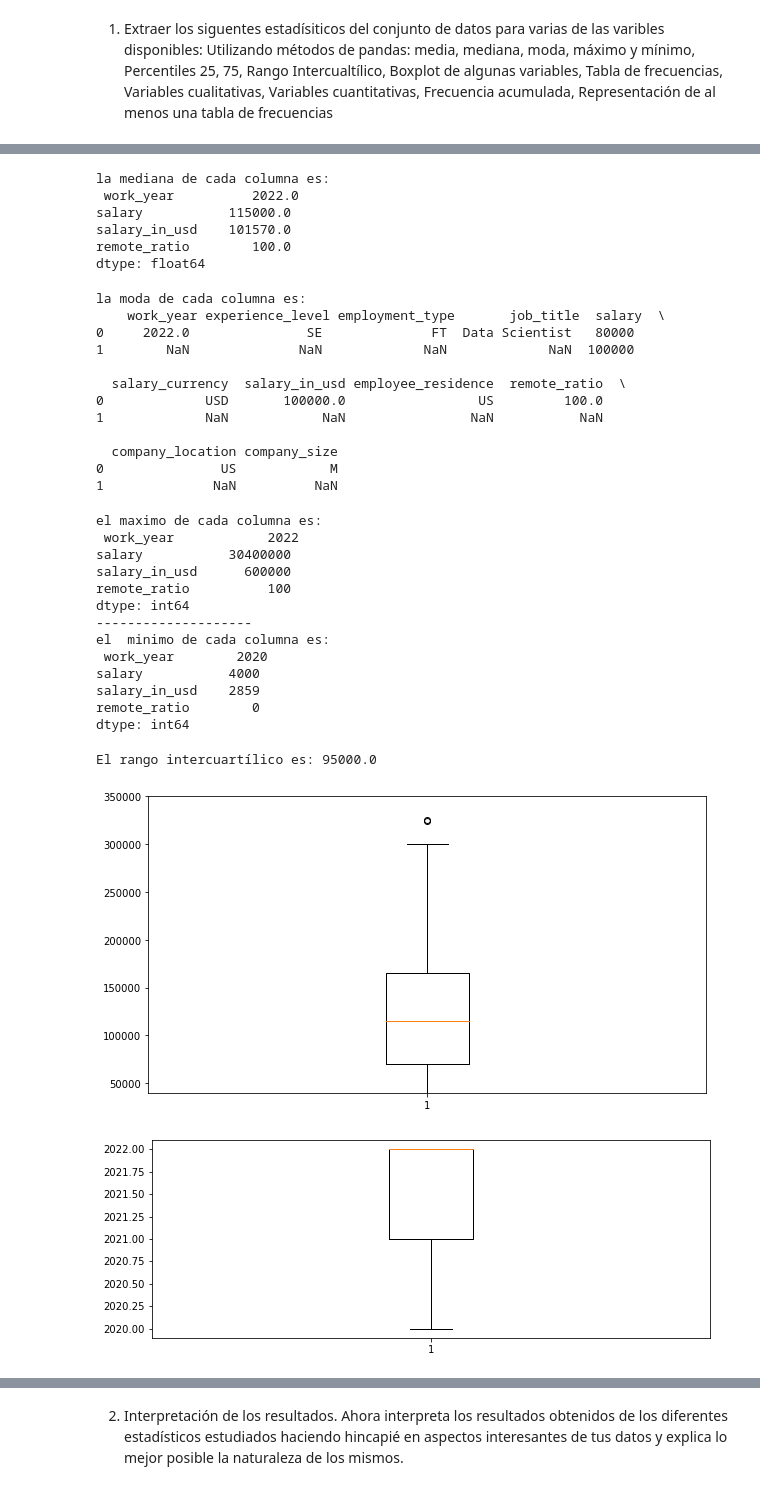
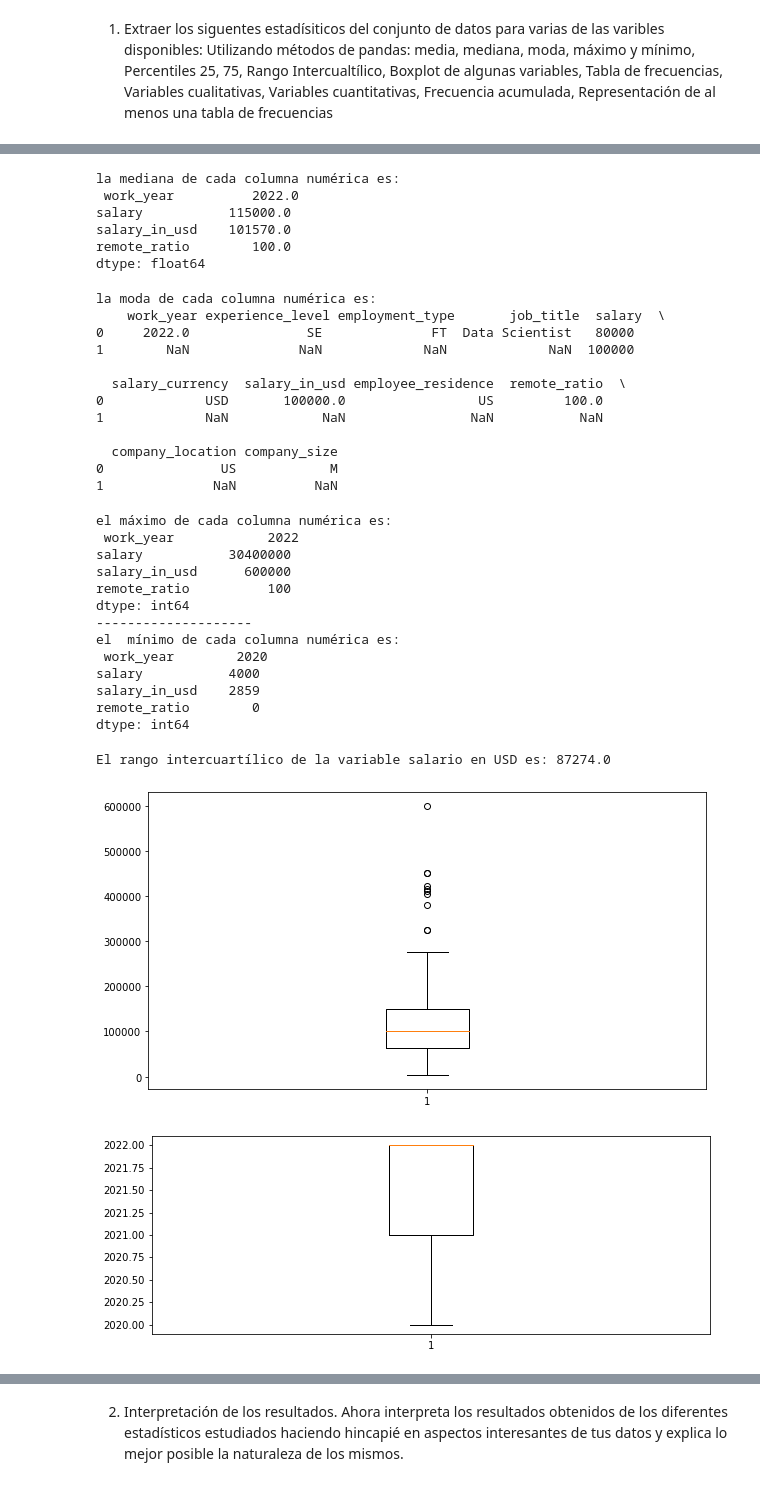
Before and after one commit to Adalab/DA-promo-b-modulo2-sprint-1-Antoanela-Chloe, a Jupyter notebook: estadistica/pp-modulo-2-sprint-1-estadistica-II.ipynb, the cells around one changed output, grey strips where cells are left out. Drawn from its saved outputs; the diff is of its cells as text; code cells hidden in the pictures.

```diff
--- a/estadistica/pp-modulo-2-sprint-1-estadistica-II.ipynb
+++ b/estadistica/pp-modulo-2-sprint-1-estadistica-II.ipynb
@@ -39,19 +39,18 @@ salary_in_usd    112297.87
 remote_ratio         70.92
 dtype: float64
 # %%
-# mediana de cada columna nuemrica
-print('la mediana de cada columna es:','\n', round(df.median(),2))
+print('la mediana de cada columna numérica es:','\n', round(df.median(),2))
 # %% [output]
-la mediana de cada columna es:
+la mediana de cada columna numérica es:
  work_year          2022.0
 salary           115000.0
 salary_in_usd    101570.0
 remote_ratio        100.0
 dtype: float64
 # %%
-print('la moda de cada columna es:','\n', round(df.mode(),2))
+print('la moda de cada columna numérica es:','\n', round(df.mode(),2))
 # %% [output]
-la moda de cada columna es:
+la moda de cada columna numérica es:
     work_year experience_level employment_type       job_title  salary  \
 0     2022.0               SE              FT  Data Scientist   80000
 1        NaN              NaN             NaN             NaN  100000
@@ -64,44 +63,45 @@ la moda de cada columna es:
 0               US            M
 1              NaN          NaN
 # %%
-print('el maximo de cada columna es:','\n', df.max(axis= 0, numeric_only= True))
+print('el máximo de cada columna numérica es:','\n', df.max(axis= 0, numeric_only= True))
 print('--------------------')
-print('el  minimo de cada columna es:','\n', df.min(axis = 0, numeric_only= True))
+print('el  mínimo de cada columna numérica es:','\n', df.min(axis = 0, numeric_only= True))
 # %% [output]
-el maximo de cada columna es:
+el máximo de cada columna numérica es:
  work_year            2022
 salary           30400000
 salary_in_usd      600000
 remote_ratio          100
 dtype: int64
 --------------------
-el  minimo de cada columna es:
+el  mínimo de cada columna numérica es:
  work_year        2020
 salary           4000
 salary_in_usd    2859
 remote_ratio        0
 dtype: int64
 # %%
-#percentiles 25, 75
-q3, q1 = np.percentile(df['salary'], [75, 25])
+# Percentiles 25y  75
+q3, q1 = np.percentile(df['salary_in_usd'], [75, 25])
 riq = q3 - q1
-print("El rango intercuartílico es:", riq)
+
+print("El rango intercuartílico de la variable salario en USD es:", riq)
 # %% [output]
-El rango intercuartílico es: 95000.0
+El rango intercuartílico de la variable salario en USD es: 87274.0
 # %%
-#boxplot de algunas variables
+# Boxplot de las variables 'salary in usd' y 'work year'
 
 fig1 = plt.figure(1,figsize=(10,12))
 fig2 = plt.figure(2,figsize=(10,8))
 ax1 = fig1.add_subplot(2,1,1)
 ax2 = fig2.add_subplot(2,1,2)
 
-bp1 = ax1.boxplot(df['salary'])
+bp1 = ax1.boxplot(df['salary_in_usd'])
 bp2 = ax2.boxplot(df['work_year'])
-ax1.set_ylim([40000, 350000])
+#ax1.set_ylim([40000, 350000]) #Utilizaremos esta línea de código para ver en más detalle el riq
 
 plt.show()
 # %% [output]
-[figure, old version]
+[figure, new version]
 [figure]
 # %%
```
Also changed, not shown: parts of 9 cells of this notebook.
